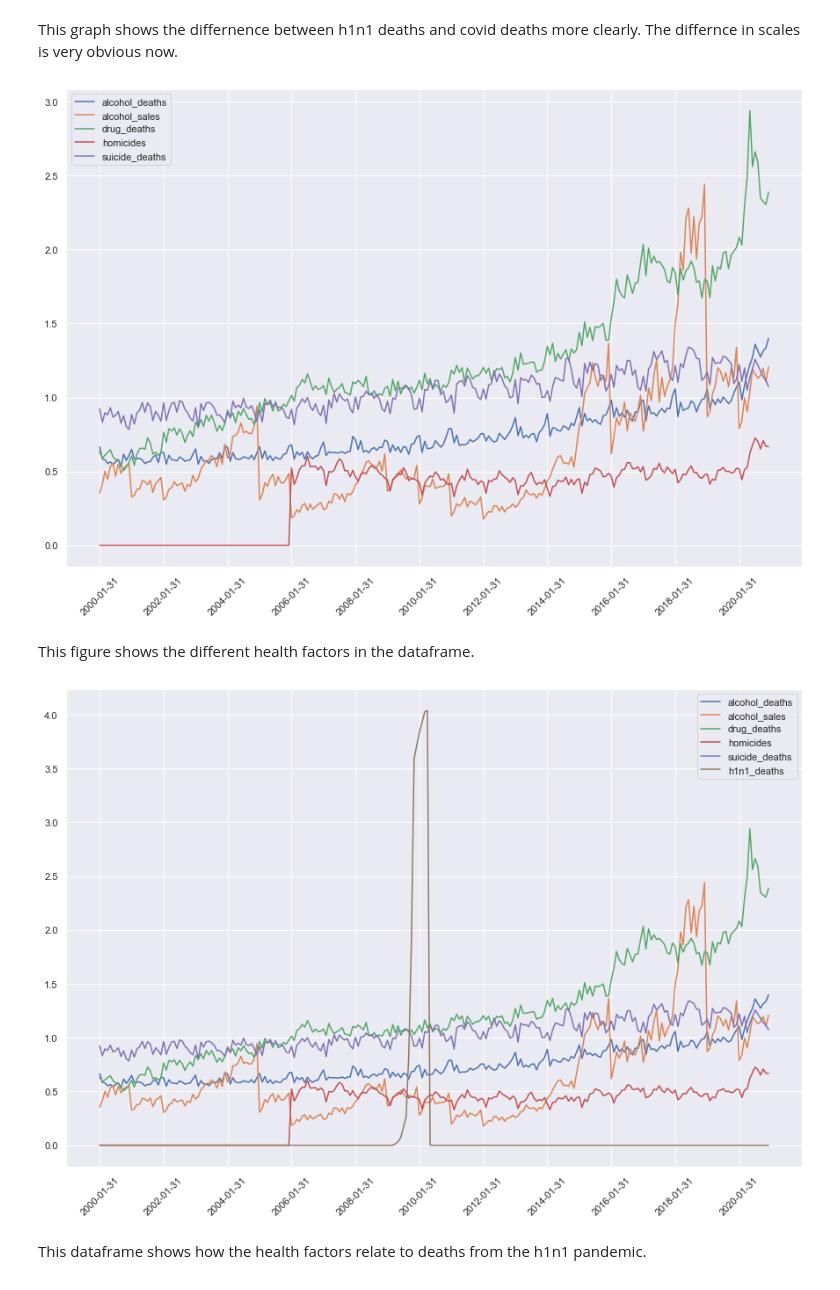
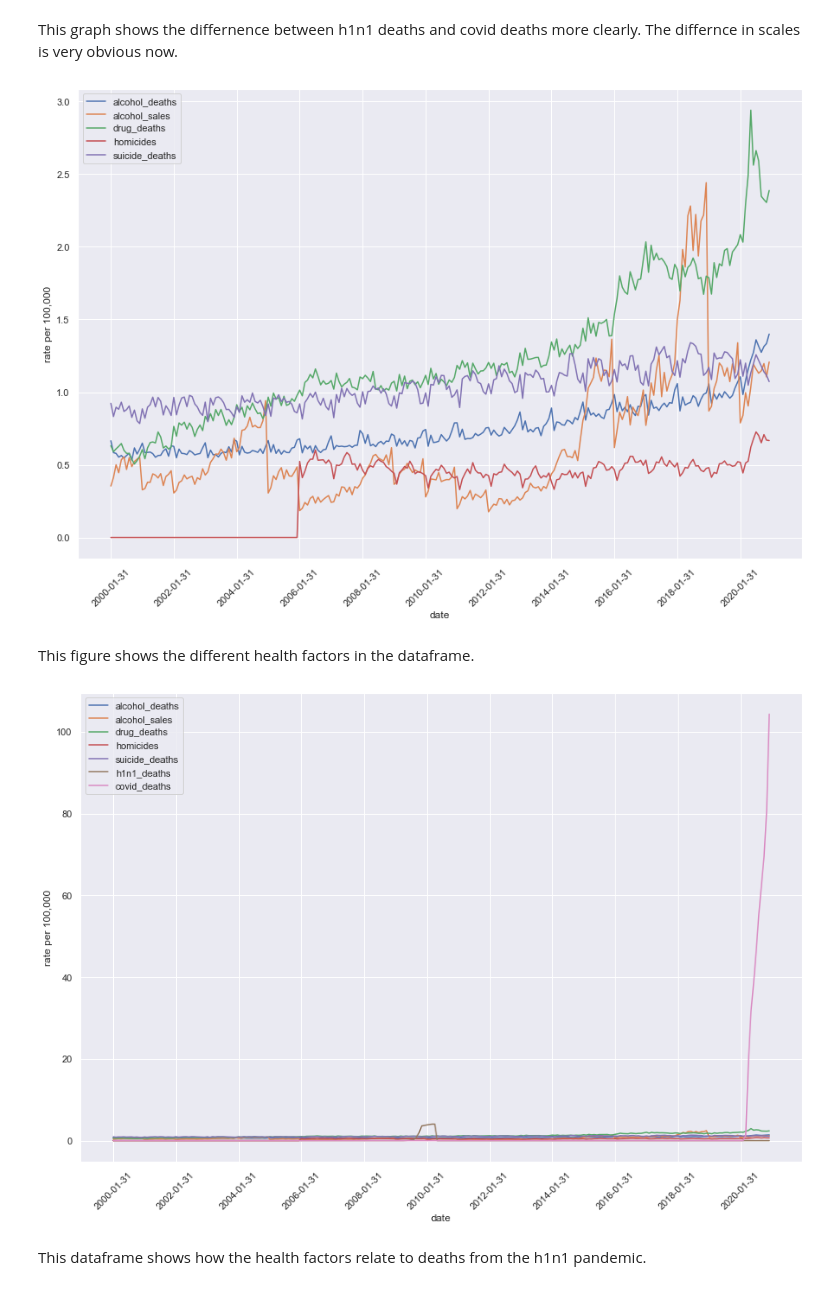
Before and after one commit to nmcdowell00/python_for_the_datajam, a Jupyter notebook: python_tutorial/Visualizations.ipynb, the cells around one changed output. Saved outputs shown, nothing was run; the diff lists cells and outputs as text; code cells hidden in the pictures.

```diff
--- a/python_tutorial/Visualizations.ipynb
+++ b/python_tutorial/Visualizations.ipynb
@@ -47,6 +47,8 @@ def multiline(dataframe):
         ax = plt.plot(dataframe.index, dataframe[col], label=col)
         listOf_Xticks = np.arange(0, len(dataframe), 24 )
         plt.xticks(listOf_Xticks)
+    plt.xlabel("date")
+    plt.ylabel("rate per 100,000")
     plt.xticks(rotation=45)
     plt.legend()
     plt.show()
@@ -66,14 +68,14 @@ multiline(df[['h1n1_deaths','covid_deaths']])
 # %% [markdown]
 This graph shows the differnence between h1n1 deaths and covid deaths more clearly. The differnce in scales is very obvious now.
 # %%
-multiline(df[['alcohol_deaths','alcohol_sales','drug_deaths','homicides','suicide_deaths',]])
+multiline(df[['alcohol_deaths','alcohol_sales','drug_deaths','homicides','suicide_deaths']])
 # %% [output]
-[figure, old version]
+[figure, new version]
 # %% [markdown]
 This figure shows the different health factors in the dataframe.
 # %%
-multiline(df[['alcohol_deaths','alcohol_sales','drug_deaths','homicides','suicide_deaths','h1n1_deaths']])
+multiline(df[['alcohol_deaths','alcohol_sales','drug_deaths','homicides','suicide_deaths','h1n1_deaths','covid_deaths']])
 # %% [output]
-[figure, old version]
+[figure, new version]
 # %% [markdown]
 This dataframe shows how the health factors relate to deaths from the h1n1 pandemic.
```
Also changed, not shown: parts of 5 cells of this notebook, 2 other files.
